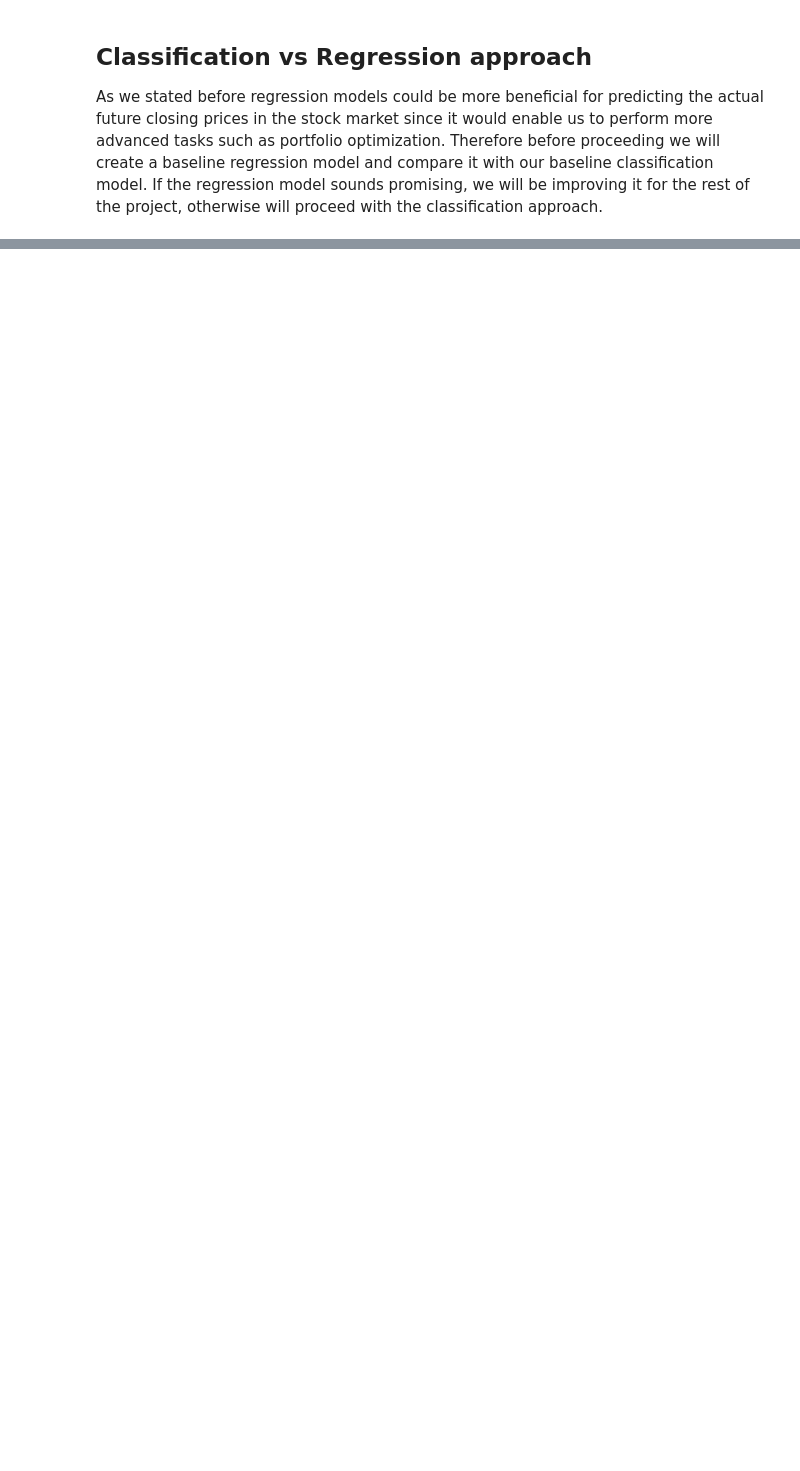
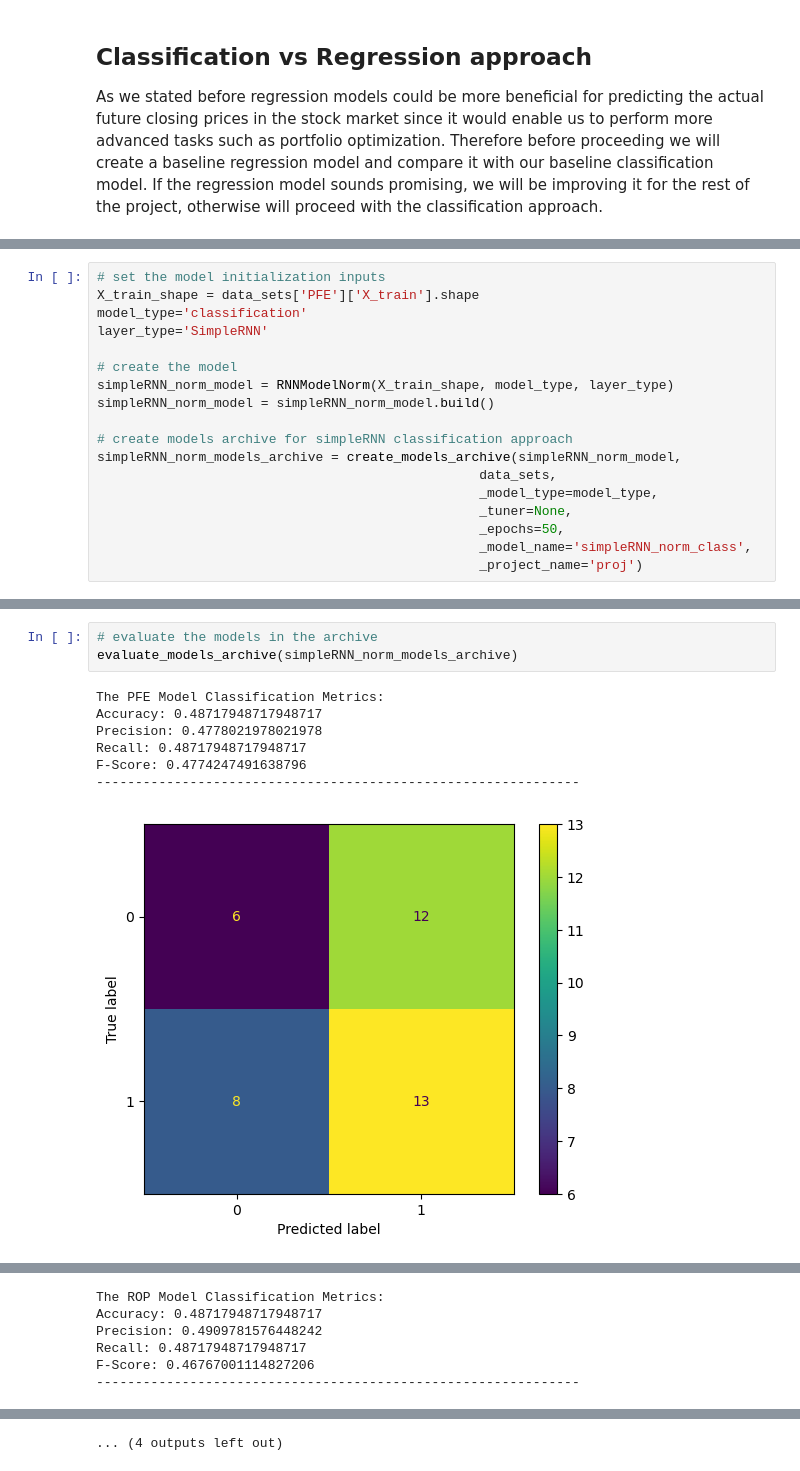
Before and after one commit to ammaro101/final_project, a Jupyter notebook: Project_implementation_2.ipynb, the cells around one changed output, grey strips where cells are left out. Drawn from its saved outputs; the diff is of its cells as text; blank space fills up the shorter version.

Commit message:
added BatchNormalization section and concluded it reduced the model performance

```diff
--- a/Project_implementation_2.ipynb
+++ b/Project_implementation_2.ipynb
@@ -1295,0 +1338,18 @@ The model's predictions are, on average, 15% off, which is significant for stock
+# %%
+# set the model initialization inputs
+X_train_shape = data_sets['PFE']['X_train'].shape
+model_type='classification'
+layer_type='SimpleRNN'
+
+# create the model
+simpleRNN_norm_model = RNNModelNorm(X_train_shape, model_type, layer_type)
+simpleRNN_norm_model = simpleRNN_norm_model.build()
+
+# create models archive for simpleRNN classification approach
+simpleRNN_norm_models_archive = create_models_archive(simpleRNN_norm_model,
+                                                 data_sets,
+                                                 _model_type=model_type,
+                                                 _tuner=None,
+                                                 _epochs=50,
+                                                 _model_name='simpleRNN_norm_class',
+                                                 _project_name='proj')
@@ -1295,0 +1372,11 @@ The model's predictions are, on average, 15% off, which is significant for stock
+# %%
+# evaluate the models in the archive
+evaluate_models_archive(simpleRNN_norm_models_archive)
+# %% [output]
+The PFE Model Classification Metrics:
+Accuracy: 0.48717948717948717
+Precision: 0.4778021978021978
+Recall: 0.48717948717948717
+F-Score: 0.4774247491638796
+--------------------------------------------------------------
+[figure, added]
@@ -1295,0 +1384,6 @@ The model's predictions are, on average, 15% off, which is significant for stock
+The ROP Model Classification Metrics:
+Accuracy: 0.48717948717948717
+Precision: 0.4909781576448242
+Recall: 0.48717948717948717
+F-Score: 0.46767001114827206
+--------------------------------------------------------------
@@ -1295,0 +1408 @@ The model's predictions are, on average, 15% off, which is significant for stock
+... (4 outputs left out)
```
Also changed, not shown: parts of 25 cells of this notebook, 6 other files.
